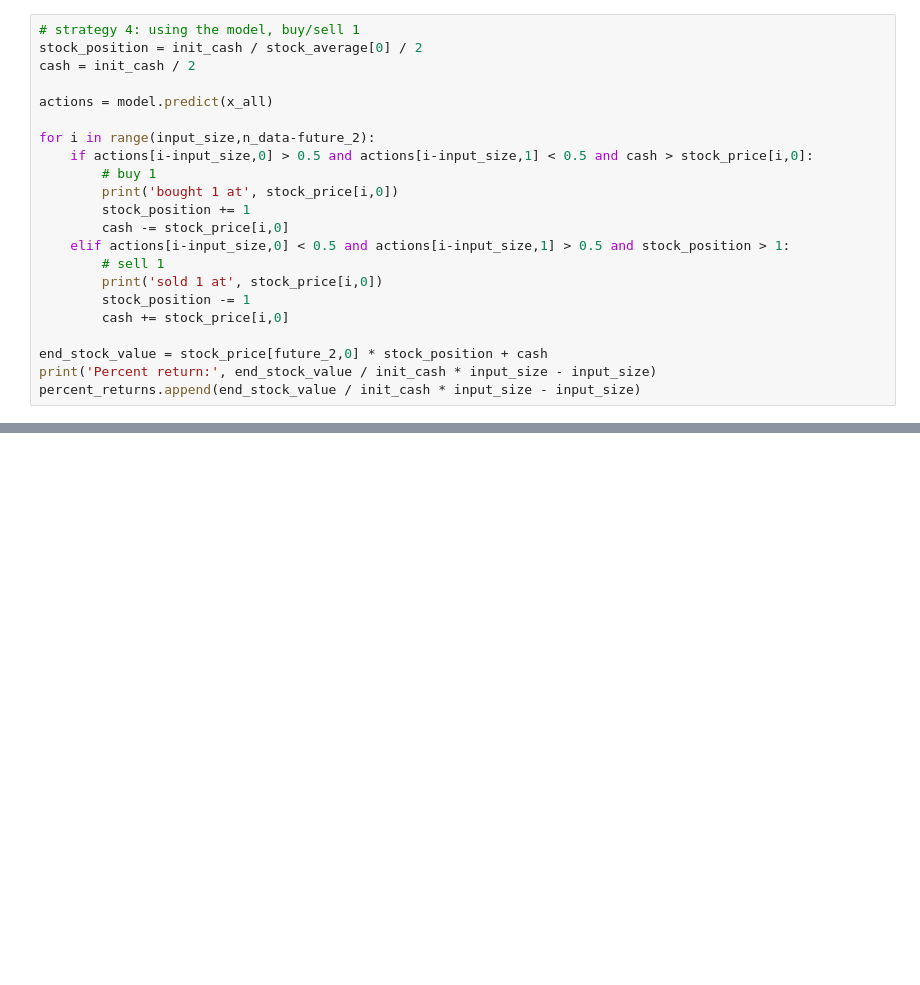
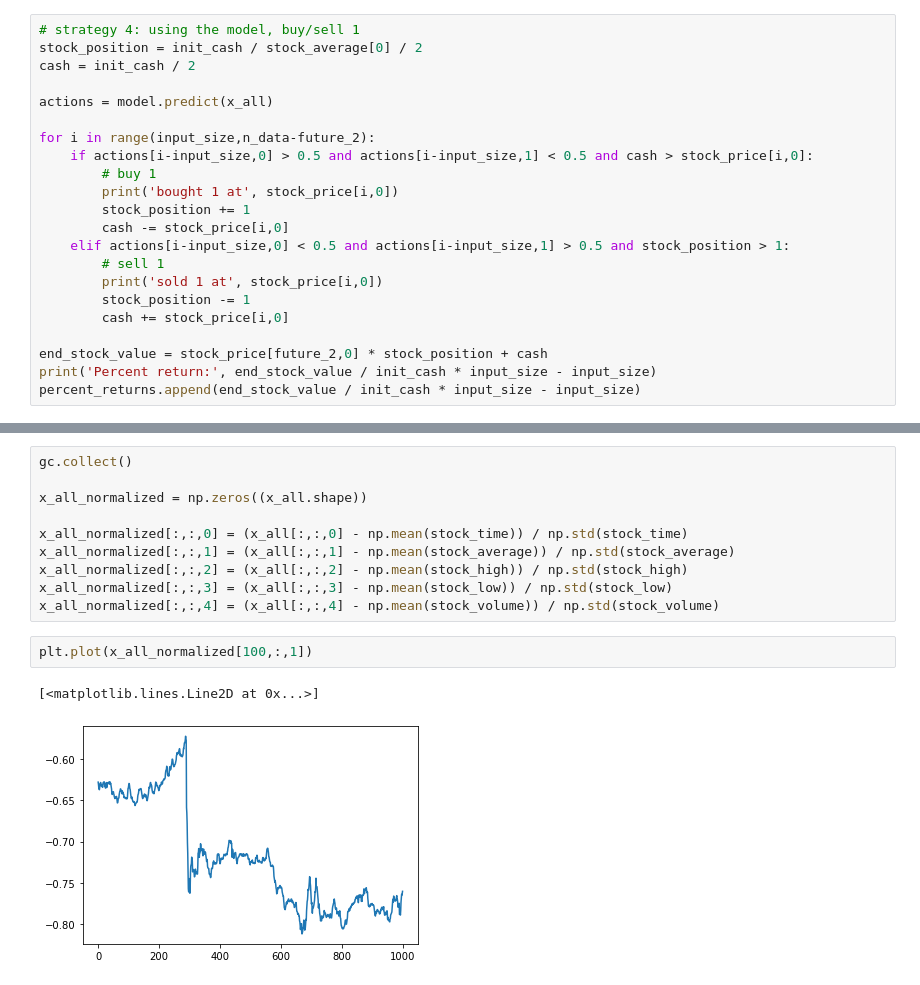
Before and after one commit to ghjgghj/whateveriwant, a Jupyter notebook: wmt_test_v1.ipynb, the cells around one changed output, grey strips where cells are left out. Saved outputs shown, nothing was run; the diff lists cells and outputs as text; blank space fills up the shorter version.

```diff
--- a/wmt_test_v1.ipynb
+++ b/wmt_test_v1.ipynb
@@ -510,0 +554,15 @@ percent_returns.append(end_stock_value / init_cash * input_size - input_size)
+# %%
+gc.collect()
+
+x_all_normalized = np.zeros((x_all.shape))
+
+x_all_normalized[:,:,0] = (x_all[:,:,0] - np.mean(stock_time)) / np.std(stock_time)
+x_all_normalized[:,:,1] = (x_all[:,:,1] - np.mean(stock_average)) / np.std(stock_average)
+x_all_normalized[:,:,2] = (x_all[:,:,2] - np.mean(stock_high)) / np.std(stock_high)
+x_all_normalized[:,:,3] = (x_all[:,:,3] - np.mean(stock_low)) / np.std(stock_low)
+x_all_normalized[:,:,4] = (x_all[:,:,4] - np.mean(stock_volume)) / np.std(stock_volume)
+# %%
+plt.plot(x_all_normalized[100,:,1])
+# %% [output]
+[<matplotlib.lines.Line2D at 0x...>]
+[figure, added]
```
Also changed, not shown: parts of 22 cells of this notebook.
